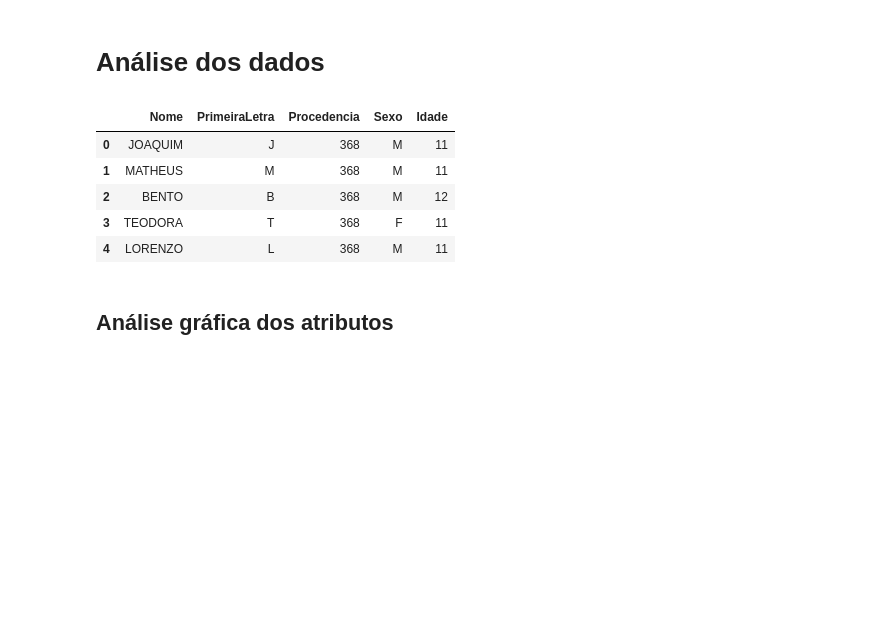
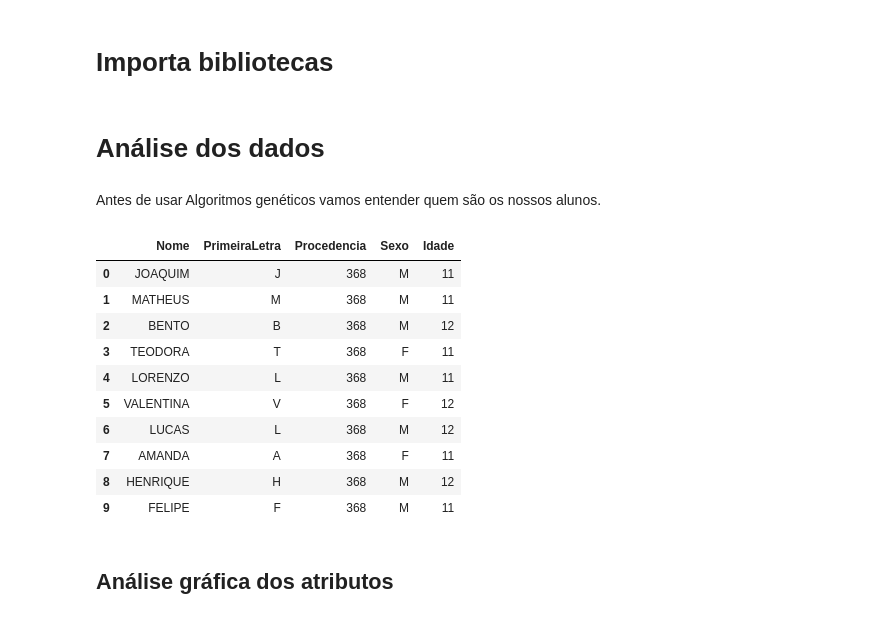
Before and after one commit to JoaoLuizDeveloper/TechChallengerPhase2, a Jupyter notebook: enturmacao_alunos_analise.ipynb, the cells around one changed output. Saved outputs shown, nothing was run; the diff lists cells and outputs as text; code cells hidden in the pictures; blank space fills up the shorter version.

```diff
--- a/enturmacao_alunos_analise.ipynb
+++ b/enturmacao_alunos_analise.ipynb
@@ -1,3 +1,5 @@
+# %% [markdown]
+# Importa bibliotecas
 # %%
 import numpy as np
 import pandas as pd
@@ -12,15 +14,22 @@ import seaborn as sns
 sns.set_theme(style="white", palette=None)
 # %% [markdown]
 # Análise dos dados
+# %% [markdown]
+Antes de usar Algoritmos genéticos vamos entender quem são os nossos alunos.
 # %%
 df = pd.read_csv('alunos.csv')
-df.head()
+df.head(10)
 # %% [output]
 |  | Nome | PrimeiraLetra | Procedencia | Sexo | Idade |
 | 0 | JOAQUIM | J | 368 | M | 11 |
 | 1 | MATHEUS | M | 368 | M | 11 |
 | 2 | BENTO | B | 368 | M | 12 |
 | 3 | TEODORA | T | 368 | F | 11 |
 | 4 | LORENZO | L | 368 | M | 11 |
+| 5 | VALENTINA | V | 368 | F | 12 |
+| 6 | LUCAS | L | 368 | M | 12 |
+| 7 | AMANDA | A | 368 | F | 11 |
+| 8 | HENRIQUE | H | 368 | M | 12 |
+| 9 | FELIPE | F | 368 | M | 11 |
 # %% [markdown]
 ## Análise gráfica dos atributos
```
Also changed, not shown: parts of 8 cells of this notebook, 2 other files.
